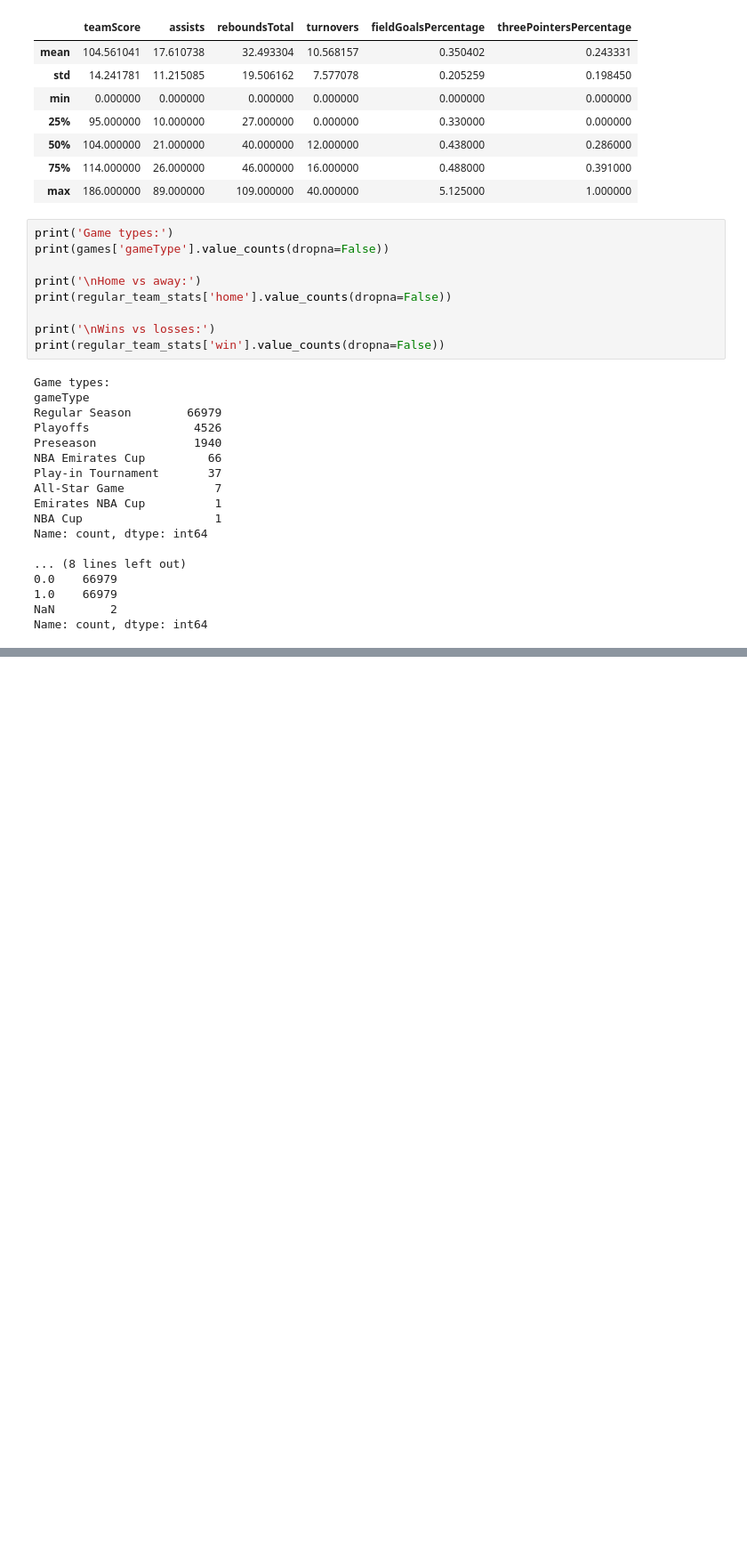
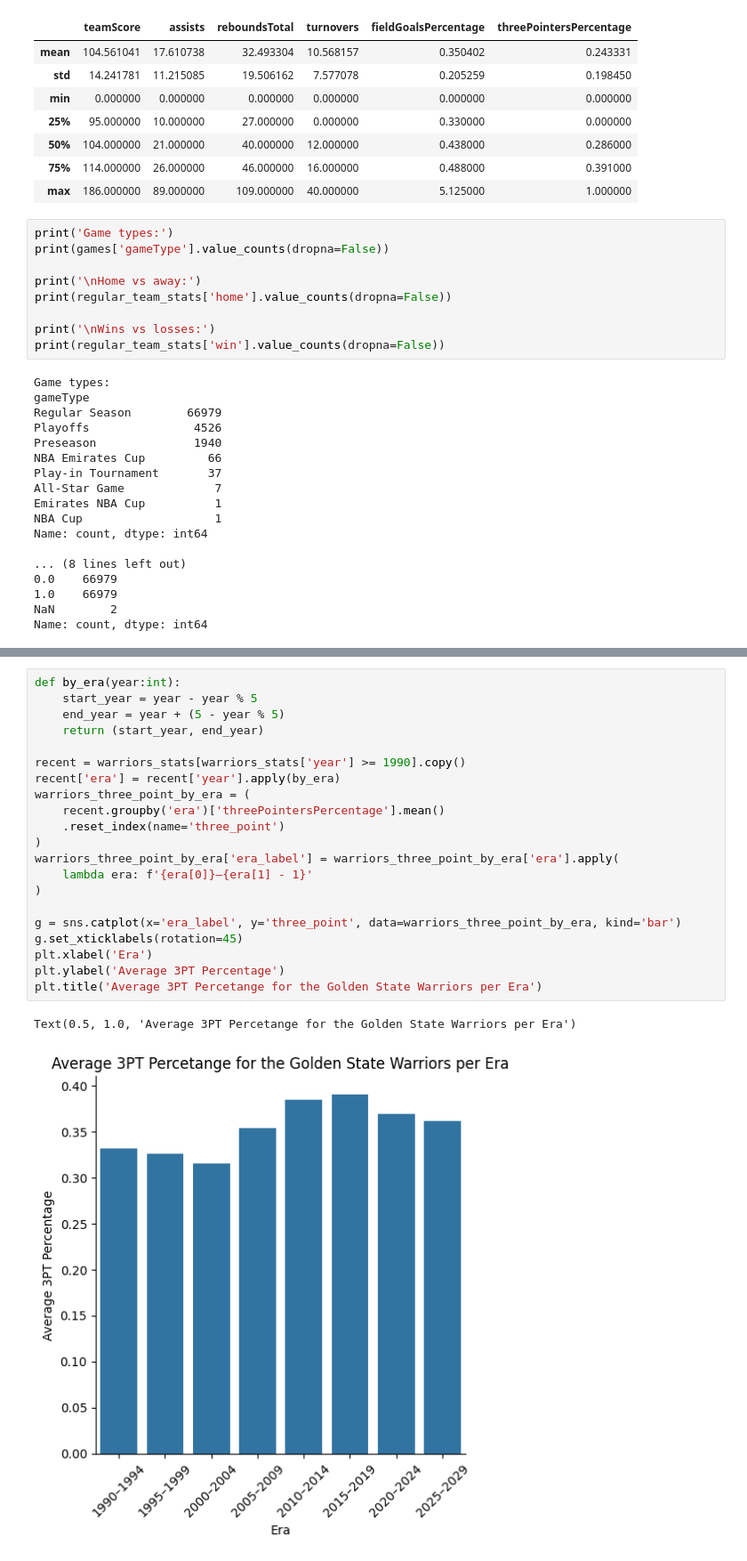
Before and after one commit to ethan-kwan/nba-prediction, a Jupyter notebook: exploration.ipynb, the cells around one changed output, grey strips where cells are left out. Shown at 89% size. Drawn from its saved outputs; the diff is of its cells as text; blank space fills up the shorter version.

```diff
--- a/exploration.ipynb
+++ b/exploration.ipynb
@@ -127,0 +148,24 @@ Name: count, dtype: int64
+# %%
+def by_era(year:int):
+    start_year = year - year % 5
+    end_year = year + (5 - year % 5)
+    return (start_year, end_year)
+
+recent = warriors_stats[warriors_stats['year'] >= 1990].copy()
+recent['era'] = recent['year'].apply(by_era)
+warriors_three_point_by_era = (
+    recent.groupby('era')['threePointersPercentage'].mean()
+    .reset_index(name='three_point')
+)
+warriors_three_point_by_era['era_label'] = warriors_three_point_by_era['era'].apply(
+    lambda era: f'{era[0]}–{era[1] - 1}'
+)
+
+g = sns.catplot(x='era_label', y='three_point', data=warriors_three_point_by_era, kind='bar')
+g.set_xticklabels(rotation=45)
+plt.xlabel('Era')
+plt.ylabel('Average 3PT Percentage')
+plt.title('Average 3PT Percetange for the Golden State Warriors per Era')
+# %% [output]
+Text(0.5, 1.0, 'Average 3PT Percetange for the Golden State Warriors per Era')
+[figure, added]
```
Also changed, not shown: parts of 4 cells of this notebook.
